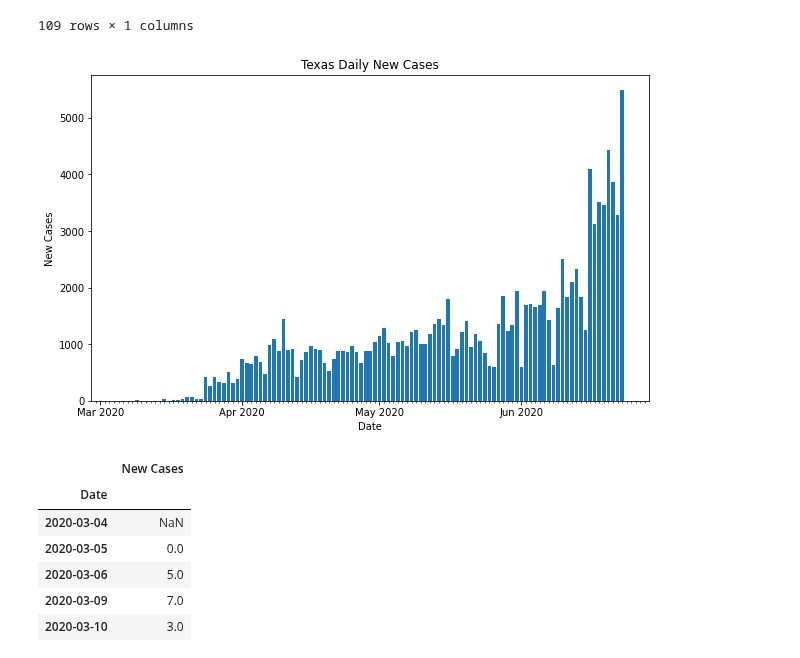
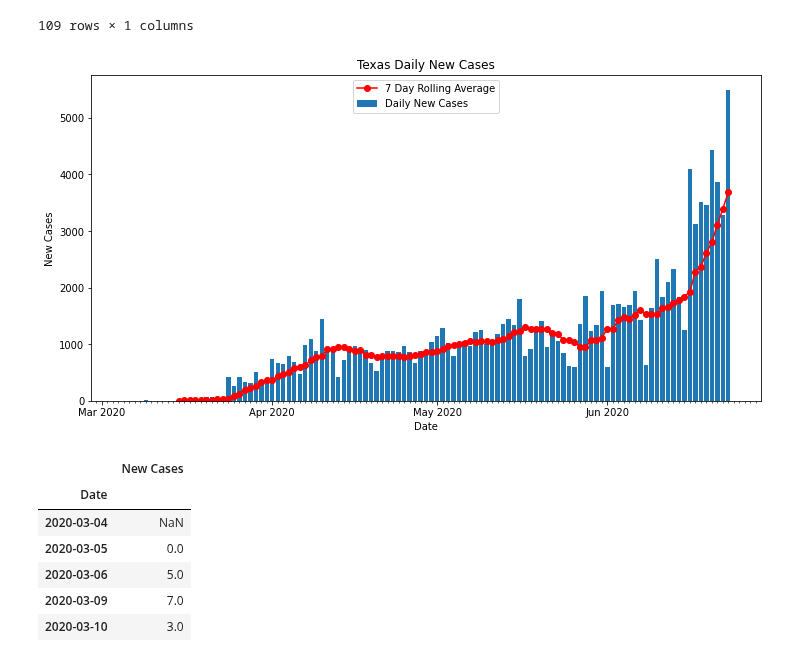
Before and after one commit to ldhagen/Texas_Covid_Data_Notebook, a Jupyter notebook: Texas_Total_Graph.ipynb, the cells around one changed output. Drawn from its saved outputs; the diff is of its cells as text; code cells hidden in the pictures.

Commit message:
updating more 7 day rolling

```diff
--- a/Texas_Total_Graph.ipynb
+++ b/Texas_Total_Graph.ipynb
@@ -57,24 +57,28 @@ c
 109 rows × 1 columns
 # %%
 x = c.diff(periods = 1)
+# %%
+x_7day_moving= x.rolling(7).mean().shift()
 # %%
 x.rename(columns={'Total Cases':'New Cases'}, inplace=True)
 # %%
 months = mdates.MonthLocator()
 days = mdates.DayLocator()
 timeFmt = mdates.DateFormatter('%b %Y')
 fig, ax = plt.subplots()
-fig.set_size_inches(10,6)
+fig.set_size_inches(12,6)
 ax.xaxis.set_major_locator(months)
 ax.xaxis.set_major_formatter(timeFmt)
 ax.xaxis.set_minor_locator(days)
 plt.xlabel('Date',color='black')
 plt.ylabel('New Cases',color='black')
 plt.title('Texas Daily New Cases')
 plt.bar(x.index,x['New Cases'])
+plt.plot(x_7day_moving,'ro-')
+plt.legend(['7 Day Rolling Average','Daily New Cases'])
 fig.savefig('TexasNewCasesDaily.png')
 # %% [output]
-[figure, old version]
+[figure, new version]
 # %%
 x
 # %% [output]
```
Also changed, not shown: 2 other files.
